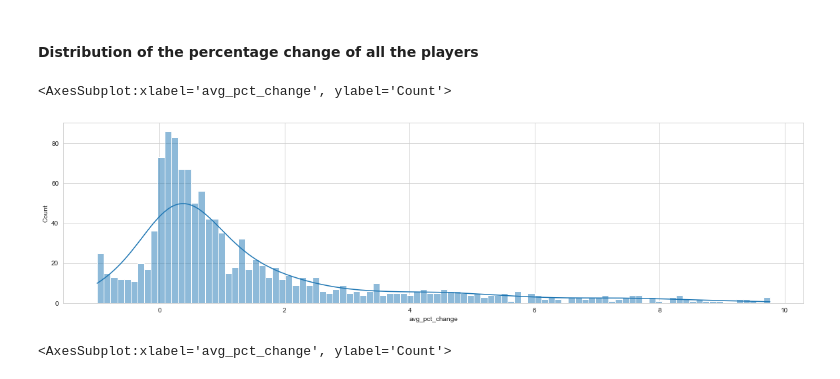
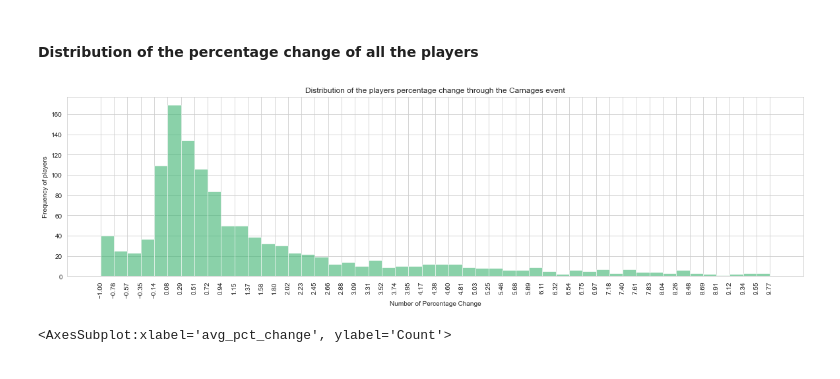
Before and after one commit to matervil/carnage-minecraft, a Jupyter notebook: carnage_minecraft.ipynb, the cells around one changed output. Saved outputs shown, nothing was run; the diff lists cells and outputs as text; code cells hidden in the pictures.

```diff
--- a/carnage_minecraft.ipynb
+++ b/carnage_minecraft.ipynb
@@ -823,25 +831,23 @@ df_copy.head()
 # %%
 # Calculating the average of the percentage change of the collected value of each player
 
-# Considerations for the math
+# Considerations for the calculation:
 
-# 1./ From the dataset will be excluding the weeks (31 and 32) without rewards because of the no existance of collected resources
+# 1. From the dataset week 31 and 32 are excluded. Due to those are weeks without rewards.
+# 2. If the total value is zero in a particular event, that value will be excluded due to effects of division by zero.
+
 df_copy = df_copy[df_copy['week_n']<=30]
-# 2./ If the total value is zero will be excluded due to that affect the calculation of the percentage change making it in the next period infinite
 
-
-# Creating a dataframe that will contain the average of the percentage change
 pct_change_players = pd.DataFrame(columns=['username','avg_pct_change'])
 
-players = df_copy['index'].unique().tolist()
+players = df_copy['username'].unique().tolist()
 
 for player in players:
-    player_series = df_copy[df_copy['index']==player]['total_value_nfng']
+    player_series = df_copy[df_copy['username']==player]['total_value_nfng']
     player_series = player_series[~player_series.isin([0])]
     avg_pct_change = player_series.pct_change(axis='rows', periods=1).mean()
     temp_df = pd.DataFrame(data={'username':[player],'avg_pct_change':[avg_pct_change]})
     pct_change_players = pd.concat([pct_change_players,temp_df], ignore_index=True)
 
-# testing dataframe with a random player
-pct_change_players[pct_change_players['username']=='idkhowtousenet']
-pct_change_players['avg_pct_change'] = pct_change_players['avg_pct_change'].astype('float')
+pct_change_players['avg_pct_change'] = pct_change_players['avg_pct_change'].astype(float)
+pct_change_players.head()
@@ -863,13 +892,27 @@ pct_change_players.describe()
 | max | 7240.029412 |
 # %% [markdown]
 #### Distribution of the percentage change of all the players
-# %%
-# this distribution was limited to show players that have less than 1000% because most of the players
-fig = plt.figure(figsize=(20, 5))
-sns.histplot(data=pct_change_players[(pct_change_players['avg_pct_change']<10)], x='avg_pct_change', kde=True, bins=100) # we can calibrate the roof
-# %% [output]
-<AxesSubplot:xlabel='avg_pct_change', ylabel='Count'>
-[figure, removed]
+# %%
+data = pct_change_players[(pct_change_players['avg_pct_change']<10)]
+
+count, bin_edges = np.histogram(data['avg_pct_change'], 50)
+
+data['avg_pct_change'].plot(kind ='hist',
+                              figsize=(20, 5),
+                              bins=50,
+                              alpha=0.6,
+                              xticks=bin_edges,
+                              color=['mediumseagreen'],
+                              rot=90
+                             )
+
+plt.title('Distribution of the players percentage change through the Carnages event')
+plt.ylabel('Frequency of players')
+plt.xlabel('Number of Percentage Change')
+
+plt.show()
+# %% [output]
+[figure, added]
 # %%
 fig = plt.figure(figsize=(20, 5))
 sns.histplot(data=pct_change_players[pct_change_players['avg_pct_change']>=0], x='avg_pct_change', kde=True, log_scale=True)
```
Also changed, not shown: parts of 36 cells of this notebook.
